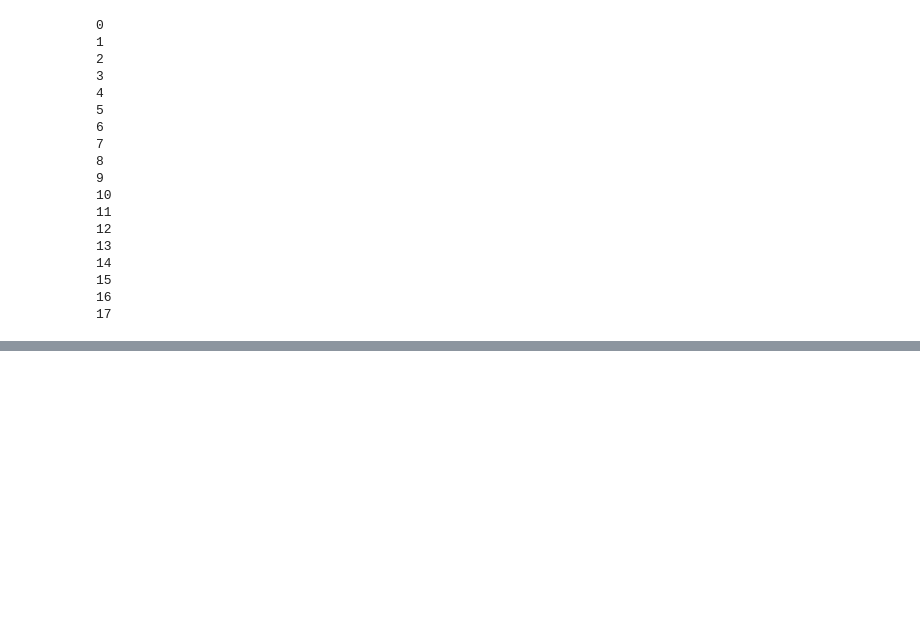
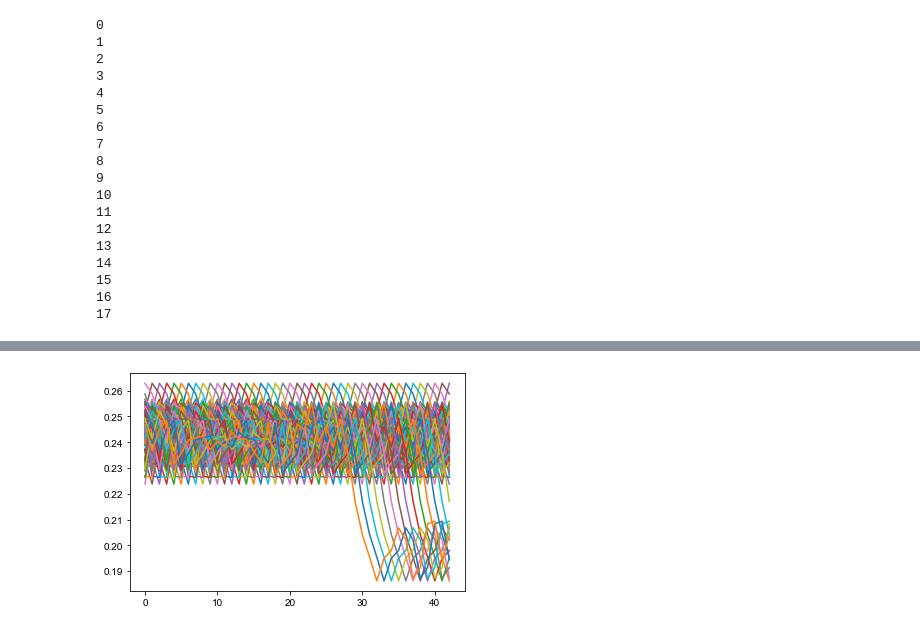
Before and after one commit to WilliamThyer/decode_ltm_from_wm, a Jupyter notebook: decode_load.ipynb, the cells around one changed output, grey strips where cells are left out. Saved outputs shown, nothing was run; the diff lists cells and outputs as text; code cells hidden in the pictures; blank space fills up the shorter version.

```diff
--- a/decode_load.ipynb
+++ b/decode_load.ipynb
@@ -157,7 +242,7 @@ clfr = decode_eeg.Classification(wrangl,exp.nsub,num_labels=4)
 # %%
 scalers = np.empty(wm_exp.nsub,dtype='object')
-classifiers = np.empty((exp.nsub,np.size(wrangl.t)),dtype='object')
-for isub in range(exp.nsub):
+classifiers = np.empty((wm_exp.nsub,np.size(wm_wrangl.t)),dtype='object')
+for isub in range(wm_exp.nsub):
     print(isub)
     xdata,ydata = wm_exp.load_eeg(isub,xdata_var_name='wm_xdata',ydata_var_name='wm_ydata',start_epoch=-200,end_epoch=1000)
     # xdata = add_power(xdata,exp,lower=8,upper=12)
@@ -189,5 +274,42 @@ for isub in range(exp.nsub):
 16
 17
 # %%
+data_dir = './data'
+time_window = 30
+time_step = 30
+trial_average = 10
+n_splits = 3
+group_dict = {0:[11],1:[12],2:[14],3:[18]}
+
 ltm_exp = decode_eeg.Experiment('fukuda_woodman', data_dir, test=False, regex='ltm')
-ltm_wrangl = decode_eeg.Wrangler(exp.info['times'],time_window,time_step,trial_average,n_splits,group_dict)
+ltm_wrangl = decode_eeg.Wrangler(ltm_exp.info['times'],time_window,time_step,trial_average,n_splits,group_dict)
+# %%
+acc = np.empty((ltm_exp.nsub,n_splits,len(ltm_wrangl.t)-len(wm_wrangl.t),len(wm_wrangl.t)))
+acc_shuff = np.empty((ltm_exp.nsub,n_splits,len(ltm_wrangl.t),len(wm_wrangl.t)))
+
+for isub in range(ltm_exp.nsub):
+    print(isub)
+    xdata,ydata = ltm_exp.load_eeg(isub,xdata_var_name='ltm_xdata',ydata_var_name='ltm_ydata')
+    xdata = xdata[1:] #accidently output 1 extra trial of WM task at beginning
+    xdata = scalers[isub].transform(xdata)
+    xdata,ydata = ltm_wrangl.setup_data(xdata,ydata)
+    xdata = average_times(xdata,np.size(ltm_wrangl.t))
+
+    # grab random 80% of ltm data for testing
+    for X_test_all, _, y_test, _ in ltm_wrangl.train_test_split(xdata,ydata):
+        # slide start of testing window along ltm trial times
+        for iltm_start in range(len(ltm_wrangl.t)-len(wm_wrangl.t)):
+            # create end of window
+            iltm_end = iltm_start+len(wm_wrangl.t)
+            # stop once window reaches end of trial
+            # if iltm_end >= len(ltm_wrangl.t): break
+
+            # slide along within the window
+            for iwm_time,iltm_time in enumerate(np.arange(iltm_start,iltm_end)):
+                # grab correct time from ltm trial to test
+                X_test = X_test_all[:,:,iltm_time]
+                # grab wm trained classifier
+                classifier = classifiers[isub][iwm_time]
+                #measure accuracy of predictions
+                acc[isub,ltm_wrangl.ifold,iltm_start,iwm_time] = classifier.score(X_test,y_test)
+                acc_shuff[isub,ltm_wrangl.ifold,iltm_start,iwm_time] = classifier.score(X_test,np.random.permutation(y_test))
@@ -193,0 +335,4 @@ ltm_wrangl = decode_eeg.Wrangler(exp.info['times'],time_window,time_step,trial_a
+# %%
+plt.plot(np.mean(np.mean(acc,1),0).T);
+# %% [output]
+[figure, added]
```
Also changed, not shown: parts of 8 cells of this notebook, 1 other file.
